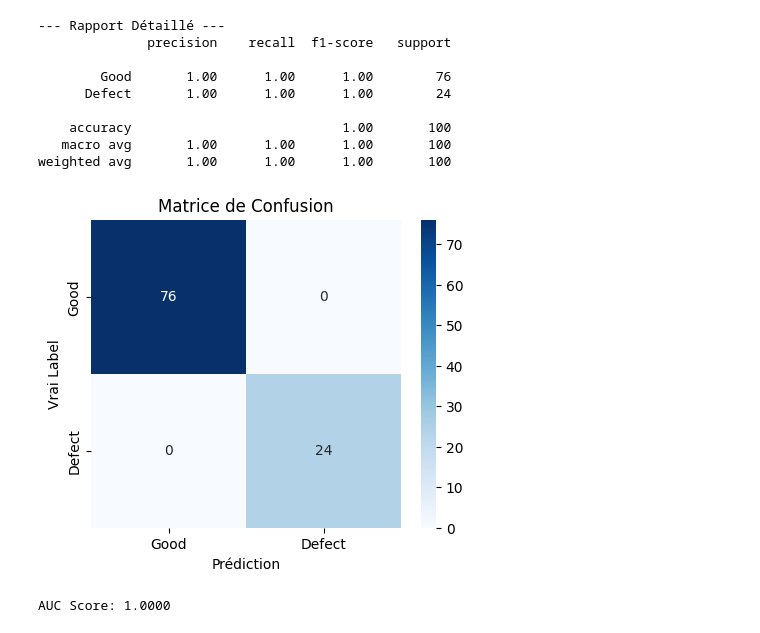
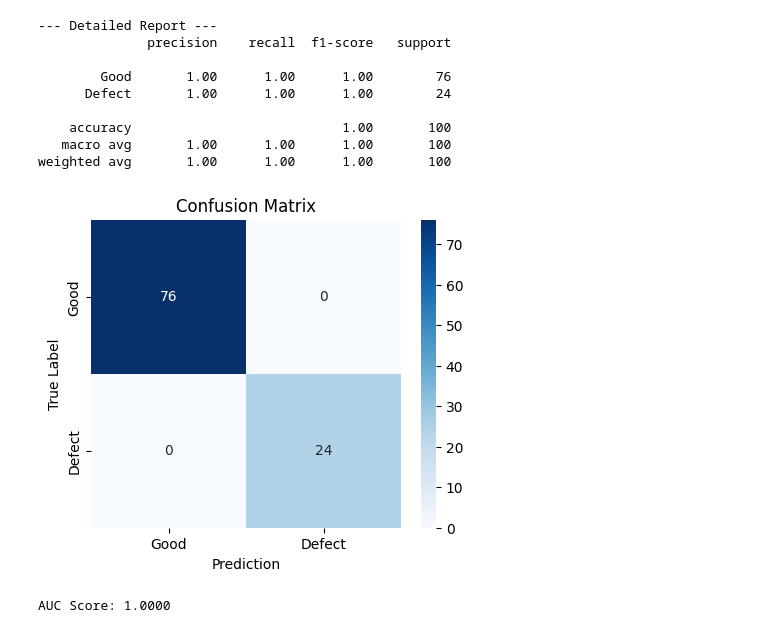
Before and after one commit to A-antoineLefevre/AIforTDM-AUTOVI, a Jupyter notebook: src/baseline.ipynb, the cells around one changed output. Drawn from its saved outputs; the diff is of its cells as text; code cells hidden in the pictures.

```diff
--- a/src/baseline.ipynb
+++ b/src/baseline.ipynb
@@ -30,14 +30,14 @@ Racine des données : /home/antoine/upb/aifortdm/data/auto_vi/pipe_staple/pipe_s
 # %%
 def prepare_file_list(base_dir):
     """
-    Parcourt l'arborescence spécifique pour récupérer :
+    Traverse the specific directory structure to retrieve:
     - Label 0 (Good) : train/good + test/good
-    - Label 1 (Bad)  : test/missing (ou autres dossiers de défauts)
+    - Label 1 (Bad)  : test/missing (or other defect folders)
     """
     image_paths = []
     labels = []
 
-    # 1. Récupérer les images "Good" (Label 0)
+    # 1. Get "good" image (label 0)
     good_paths = glob.glob(os.path.join(base_dir, "train", "good", "*.png")) + \
                  glob.glob(os.path.join(base_dir, "test", "good", "*.png"))
 
@@ -45,7 +45,7 @@ def prepare_file_list(base_dir):
         image_paths.append(p)
         labels.append(0)
 
-    # 2. Récupérer les images "Defect" (Label 1)
+    # 2. Get "defect" images (label 1)
     defect_paths = glob.glob(os.path.join(base_dir, "test", "missing", "*.png"))
 
 
@@ -65,8 +65,8 @@ X_train, X_test, y_train, y_test = train_test_split(
     all_paths, all_labels, test_size=0.2, random_state=42, stratify=all_labels
 )
 
-print(f"Taille Train : {len(X_train)}")
-print(f"Taille Test  : {len(X_test)}")
+print(f"Train size: {len(X_train)}")
+print(f"Test size : {len(X_test)}")
 # %% [output]
 Total images 'Good' (0): 379
 Total images 'Defect' (1): 117
@@ -217,43 +217,41 @@ with torch.no_grad():
         images, labels = images.to(DEVICE), labels.to(DEVICE)
         outputs = model(images)
 
-        # Probabilités (softmax)
         probs = torch.nn.functional.softmax(outputs, dim=1)
         _, predicted = torch.max(outputs, 1)
 
         all_labels.extend(labels.cpu().numpy())
         all_preds.extend(predicted.cpu().numpy())
         all_probs.extend(probs.cpu().numpy())
 
-# 1. Rapport de classification
-print("\n--- Rapport Détaillé ---")
+# 1. Detailed Report
+print("\n--- Detailed Report ---")
 print(classification_report(all_labels, all_preds, target_names=["Good", "Defect"]))
 
-# 2. Matrice de Confusion
+# 2. Confusion Matrix
 cm = confusion_matrix(all_labels, all_preds)
 plt.figure(figsize=(5,4))
 sns.heatmap(cm, annot=True, fmt='d', cmap='Blues', xticklabels=["Good", "Defect"], yticklabels=["Good", "Defect"])
-plt.xlabel('Prédiction')
-plt.ylabel('Vrai Label')
-plt.title('Matrice de Confusion')
+plt.xlabel('Prediction')
+plt.ylabel('True Label')
+plt.title('Confusion Matrix')
 plt.show()
 
-# 3. Score AUC
+# 3. AUC Score
 try:
-    # On prend la probabilité de la classe 1 (Defect)
     auc = roc_auc_score(all_labels, np.array(all_probs)[:, 1])
     print(f"AUC Score: {auc:.4f}")
 except Exception as e:
-    print(f"Erreur AUC: {e}")
+    print(f"AUC Error: {e}")
 # %% [output]
---- Rapport Détaillé ---
+--- Detailed Report ---
               precision    recall  f1-score   support
 
         Good       1.00      1.00      1.00        76
       Defect       1.00      1.00      1.00        24
 
     accuracy                           1.00       100
    macro avg       1.00      1.00      1.00       100
 weighted avg       1.00      1.00      1.00       100
-[figure, old version]
+[figure, new version]
 AUC Score: 1.0000
```
Also changed, not shown: parts of 5 cells of this notebook.
